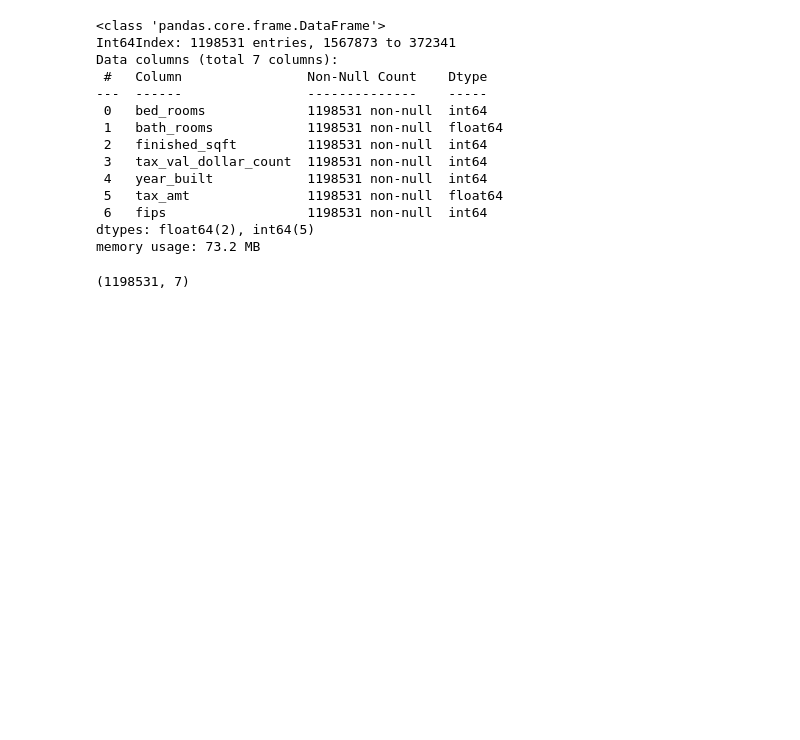
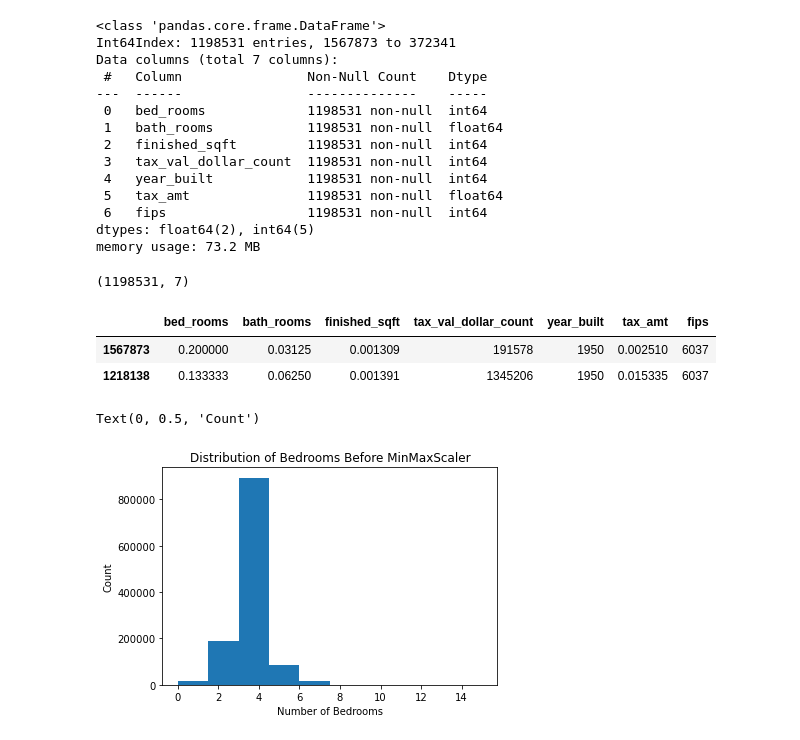
Before and after one commit to yuvia-cardenas/regression-exercises, a Jupyter notebook: scaling_prt1.ipynb, the cells around one changed output. Drawn from its saved outputs; the diff is of its cells as text; code cells hidden in the pictures; blank space fills up the shorter version.

```diff
--- a/scaling_prt1.ipynb
+++ b/scaling_prt1.ipynb
@@ -57,0 +71,14 @@ train.shape
+# %%
+train_scaled.head(2)
+# %% [output]
+|  | bed_rooms | bath_rooms | finished_sqft | tax_val_dollar_count | year_built | tax_amt | fips |
+| 1567873 | 0.200000 | 0.03125 | 0.001309 | 191578 | 1950 | 0.002510 | 6037 |
+| 1218138 | 0.133333 | 0.06250 | 0.001391 | 1345206 | 1950 | 0.015335 | 6037 |
+# %%
+plt.hist(train.bed_rooms)
+plt.title('Distribution of Bedrooms Before MinMaxScaler')
+plt.xlabel('Number of Bedrooms')
+plt.ylabel('Count')
+# %% [output]
+Text(0, 0.5, 'Count')
+[figure, added]
```
Also changed, not shown: parts of 13 cells of this notebook.
